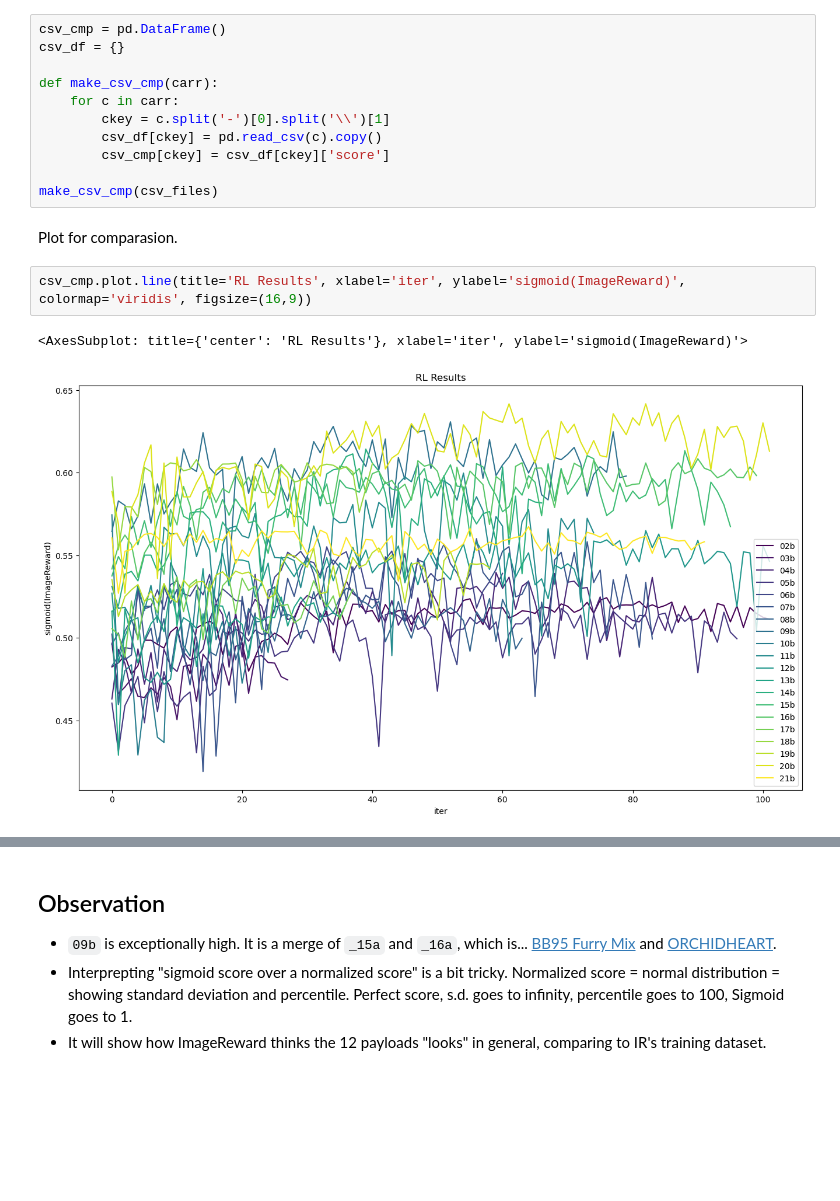
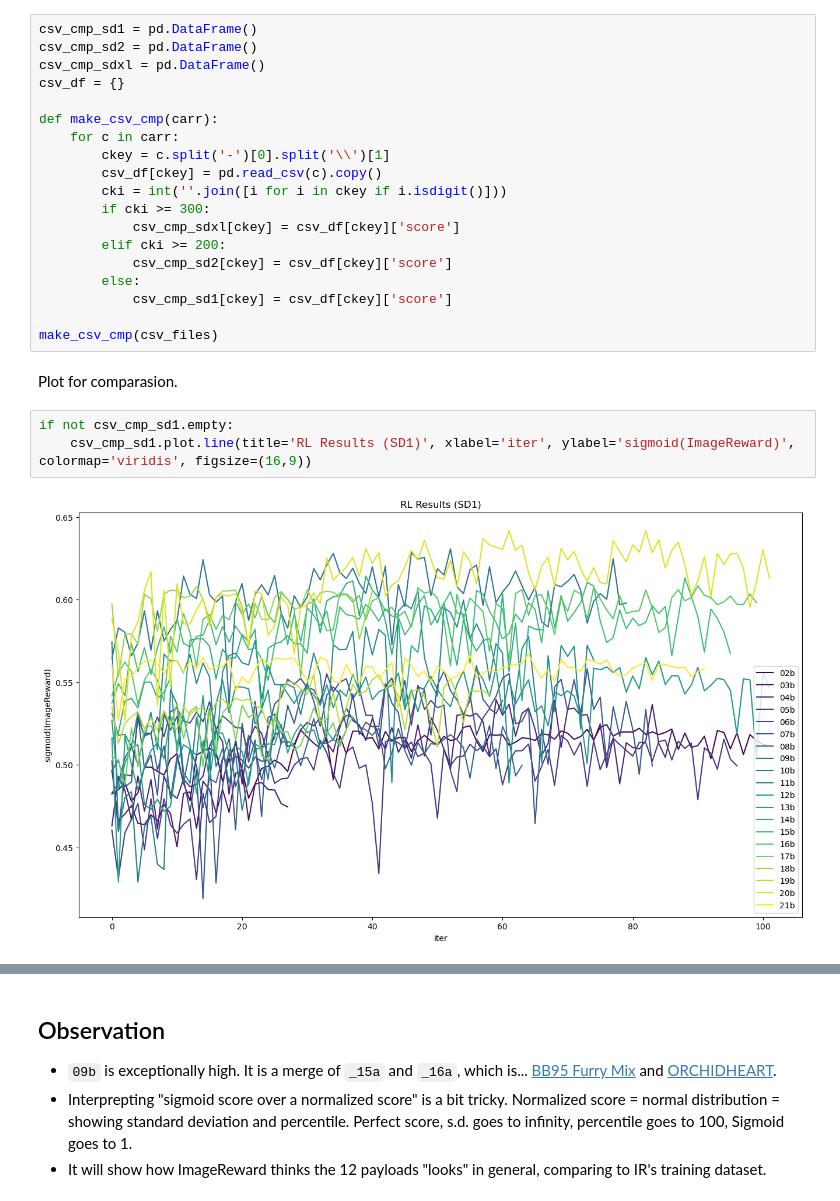
Before and after one commit to 6DammK9/nai-anime-pure-negative-prompt, a Jupyter notebook: ch05/autombw/plot_rl.ipynb, the cells around one changed output, grey strips where cells are left out. Cells and saved outputs as stored; diff of their text form; blank space fills up the shorter version.

```diff
--- a/ch05/autombw/plot_rl.ipynb
+++ b/ch05/autombw/plot_rl.ipynb
@@ -72,20 +72,28 @@ Name: score, Length: 102, dtype: float64
 # %% [markdown]
 Scan folder and construct another csv for comparasion.
 # %%
-csv_cmp = pd.DataFrame()
+csv_cmp_sd1 = pd.DataFrame()
+csv_cmp_sd2 = pd.DataFrame()
+csv_cmp_sdxl = pd.DataFrame()
 csv_df = {}
 
 def make_csv_cmp(carr):
     for c in carr:
         ckey = c.split('-')[0].split('\\')[1]
         csv_df[ckey] = pd.read_csv(c).copy()
-        csv_cmp[ckey] = csv_df[ckey]['score']
+        cki = int(''.join([i for i in ckey if i.isdigit()]))
+        if cki >= 300:
+            csv_cmp_sdxl[ckey] = csv_df[ckey]['score']
+        elif cki >= 200:
+            csv_cmp_sd2[ckey] = csv_df[ckey]['score']
+        else:
+            csv_cmp_sd1[ckey] = csv_df[ckey]['score']
 
 make_csv_cmp(csv_files)
 # %% [markdown]
 Plot for comparasion.
 # %%
-csv_cmp.plot.line(title='RL Results', xlabel='iter', ylabel='sigmoid(ImageReward)', colormap='viridis', figsize=(16,9))
+if not csv_cmp_sd1.empty:
+    csv_cmp_sd1.plot.line(title='RL Results (SD1)', xlabel='iter', ylabel='sigmoid(ImageReward)', colormap='viridis', figsize=(16,9))
 # %% [output]
-<AxesSubplot: title={'center': 'RL Results'}, xlabel='iter', ylabel='sigmoid(ImageReward)'>
-[figure, old version]
+[figure, new version]
```
Also changed, not shown: parts of 2 cells of this notebook, 8 other files.
